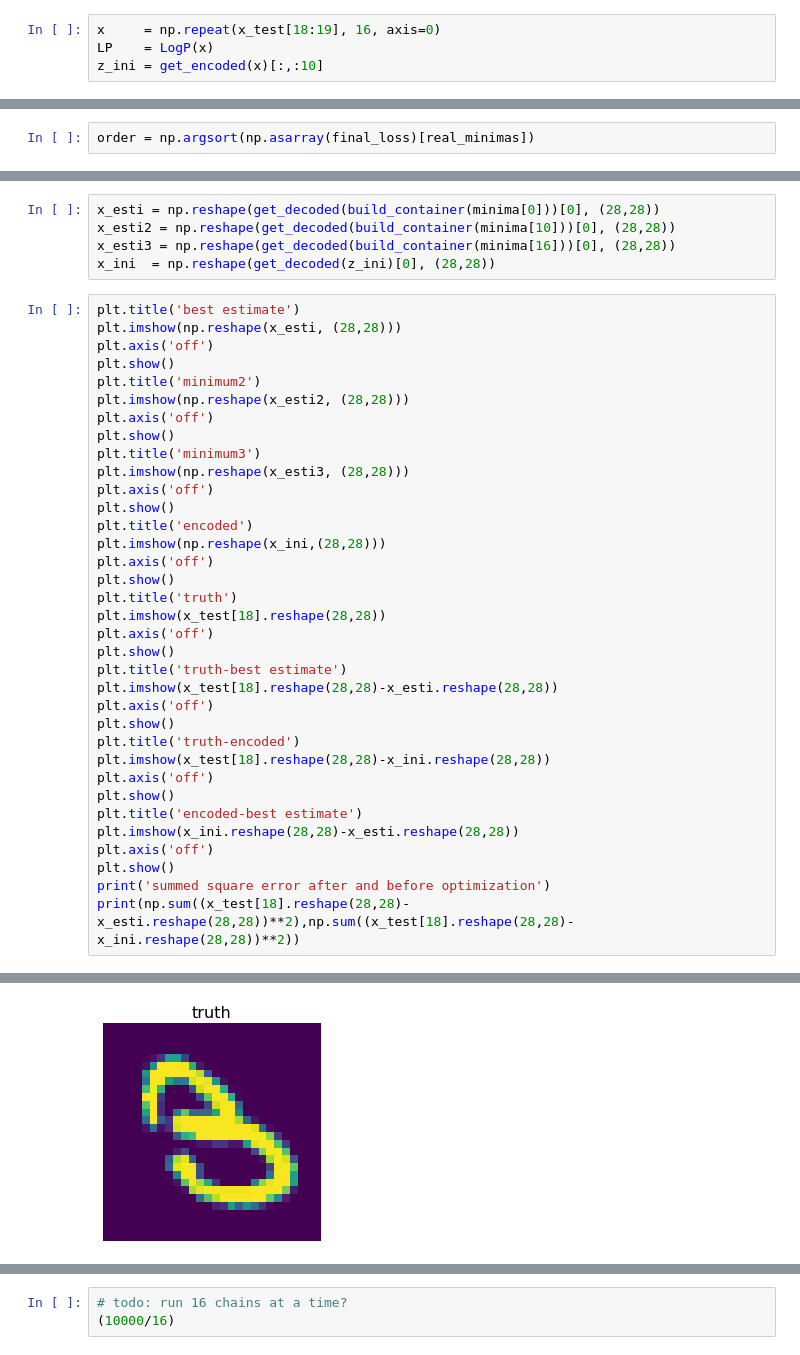
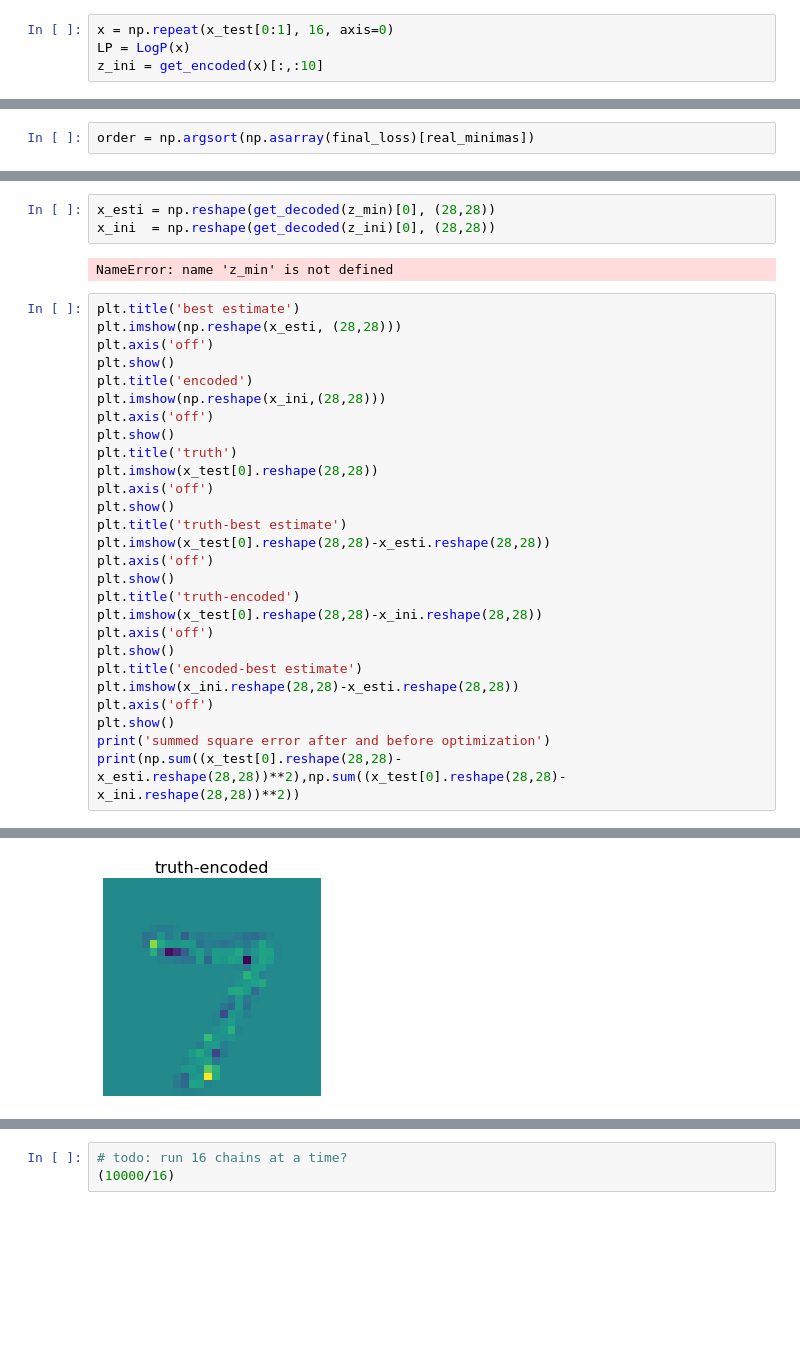
Before and after one commit to VMBoehm/PAE, a Jupyter notebook: notebooks/tf2/logp_eval_tflowsampler.ipynb, the cells around one changed output, grey strips where cells are left out. Saved outputs shown, nothing was run; the diff lists cells and outputs as text; blank space fills up the shorter version.

```diff
--- a/notebooks/tf2/logp_eval_tflowsampler.ipynb
+++ b/notebooks/tf2/logp_eval_tflowsampler.ipynb
@@ -176,6 +178,6 @@ class LogP():
 
         return logp, grad
 # %%
-x     = np.repeat(x_test[18:19], 16, axis=0)
-LP    = LogP(x)
+x = np.repeat(x_test[0:1], 16, axis=0)
+LP = LogP(x)
 z_ini = get_encoded(x)[:,:10]
@@ -417,19 +365,11 @@ plt.plot(losses)
 # %%
-x_esti = np.reshape(get_decoded(build_container(minima[0]))[0], (28,28))
-x_esti2 = np.reshape(get_decoded(build_container(minima[10]))[0], (28,28))
-x_esti3 = np.reshape(get_decoded(build_container(minima[16]))[0], (28,28))
+x_esti = np.reshape(get_decoded(z_min)[0], (28,28))
 x_ini  = np.reshape(get_decoded(z_ini)[0], (28,28))
+# %% [output]
+NameError: name 'z_min' is not defined
 # %%
 plt.title('best estimate')
 plt.imshow(np.reshape(x_esti, (28,28)))
-plt.axis('off')
-plt.show()
-plt.title('minimum2')
-plt.imshow(np.reshape(x_esti2, (28,28)))
-plt.axis('off')
-plt.show()
-plt.title('minimum3')
-plt.imshow(np.reshape(x_esti3, (28,28)))
 plt.axis('off')
 plt.show()
 plt.title('encoded')
@@ -437,15 +377,15 @@ plt.imshow(np.reshape(x_ini,(28,28)))
 plt.axis('off')
 plt.show()
 plt.title('truth')
-plt.imshow(x_test[18].reshape(28,28))
+plt.imshow(x_test[0].reshape(28,28))
 plt.axis('off')
 plt.show()
 plt.title('truth-best estimate')
-plt.imshow(x_test[18].reshape(28,28)-x_esti.reshape(28,28))
+plt.imshow(x_test[0].reshape(28,28)-x_esti.reshape(28,28))
 plt.axis('off')
 plt.show()
 plt.title('truth-encoded')
-plt.imshow(x_test[18].reshape(28,28)-x_ini.reshape(28,28))
+plt.imshow(x_test[0].reshape(28,28)-x_ini.reshape(28,28))
 plt.axis('off')
 plt.show()
 plt.title('encoded-best estimate')
@@ -453,5 +393,5 @@ plt.imshow(x_ini.reshape(28,28)-x_esti.reshape(28,28))
 plt.axis('off')
 plt.show()
 print('summed square error after and before optimization')
-print(np.sum((x_test[18].reshape(28,28)-x_esti.reshape(28,28))**2),np.sum((x_test[18].reshape(28,28)-x_ini.reshape(28,28))**2))
+print(np.sum((x_test[0].reshape(28,28)-x_esti.reshape(28,28))**2),np.sum((x_test[0].reshape(28,28)-x_ini.reshape(28,28))**2))
 # %% [output]
@@ -462 +402 @@ print(np.sum((x_test[18].reshape(28,28)-x_esti.reshape(28,28))**2),np.sum((x_tes
-[figure, old version]
+[figure, new version]
```
Also changed, not shown: parts of 31 cells of this notebook, 2 other files.
